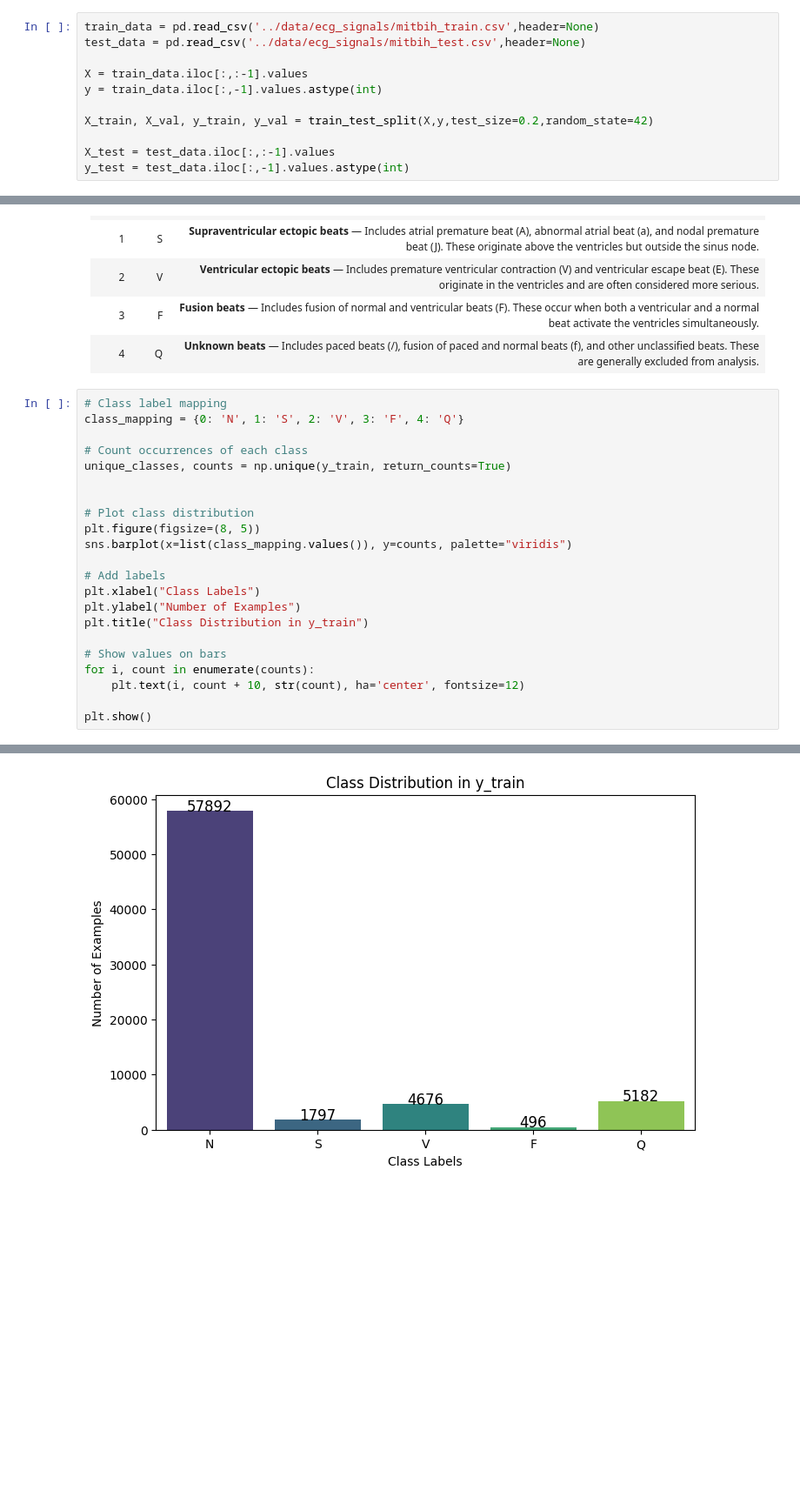
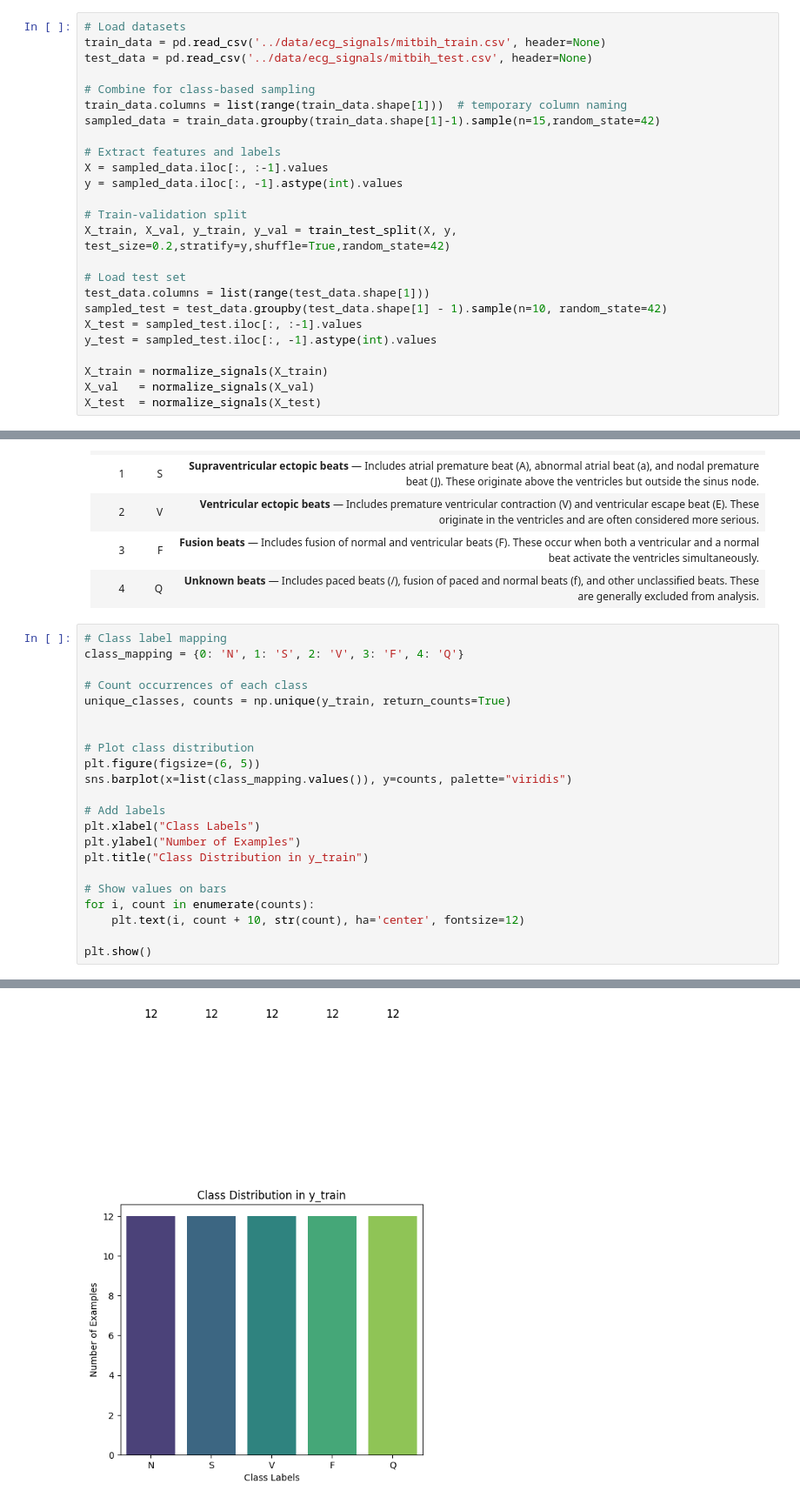
Before and after one commit to harshalchalke31/algorithms, a Jupyter notebook: Time_Series/DTW/ecg_classification.ipynb, the cells around one changed output, grey strips where cells are left out. Shown at 87% size. Drawn from its saved outputs; the diff is of its cells as text; blank space fills up the shorter version.

```diff
--- a/Time_Series/DTW/ecg_classification.ipynb
+++ b/Time_Series/DTW/ecg_classification.ipynb
@@ -12,16 +27,30 @@ from sklearn.metrics import classification_report, accuracy_score
 # %% [markdown]
 ## Load dataset
 # %%
-train_data = pd.read_csv('../data/ecg_signals/mitbih_train.csv',header=None)
-test_data = pd.read_csv('../data/ecg_signals/mitbih_test.csv',header=None)
+# Load datasets
+train_data = pd.read_csv('../data/ecg_signals/mitbih_train.csv', header=None)
+test_data = pd.read_csv('../data/ecg_signals/mitbih_test.csv', header=None)
 
-X = train_data.iloc[:,:-1].values
-y = train_data.iloc[:,-1].values.astype(int)
+# Combine for class-based sampling
+train_data.columns = list(range(train_data.shape[1]))  # temporary column naming
+sampled_data = train_data.groupby(train_data.shape[1]-1).sample(n=15,random_state=42)
 
-X_train, X_val, y_train, y_val = train_test_split(X,y,test_size=0.2,random_state=42)
+# Extract features and labels
+X = sampled_data.iloc[:, :-1].values
+y = sampled_data.iloc[:, -1].astype(int).values
 
-X_test = test_data.iloc[:,:-1].values
-y_test = test_data.iloc[:,-1].values.astype(int)
+# Train-validation split
+X_train, X_val, y_train, y_val = train_test_split(X, y, test_size=0.2,stratify=y,shuffle=True,random_state=42)
+
+# Load test set
+test_data.columns = list(range(test_data.shape[1]))
+sampled_test = test_data.groupby(test_data.shape[1] - 1).sample(n=10, random_state=42)
+X_test = sampled_test.iloc[:, :-1].values
+y_test = sampled_test.iloc[:, -1].astype(int).values
+
+X_train = normalize_signals(X_train)
+X_val   = normalize_signals(X_val)
+X_test  = normalize_signals(X_test)
 # %% [markdown]
 ### EDA
 # %% [markdown]
@@ -39,30 +68,30 @@ The dataset uses the AAMI standard to group heartbeats into five major classes:
 # %%
 # Class label mapping
 class_mapping = {0: 'N', 1: 'S', 2: 'V', 3: 'F', 4: 'Q'}
 
 # Count occurrences of each class
 unique_classes, counts = np.unique(y_train, return_counts=True)
 
 
 # Plot class distribution
-plt.figure(figsize=(8, 5))
+plt.figure(figsize=(6, 5))
 sns.barplot(x=list(class_mapping.values()), y=counts, palette="viridis")
 
 # Add labels
 plt.xlabel("Class Labels")
 plt.ylabel("Number of Examples")
 plt.title("Class Distribution in y_train")
 
 # Show values on bars
 for i, count in enumerate(counts):
     plt.text(i, count + 10, str(count), ha='center', fontsize=12)
 
 plt.show()
 # %% [output]
 Passing `palette` without assigning `hue` is deprecated and will be removed in v0.14.0. Assign the `x` variable to `hue` and set `legend=False` for the same effect.
 
   sns.barplot(x=list(class_mapping.values()), y=counts, palette="viridis")
-[figure, old version]
+[figure, new version]
 # %%
 plt.figure(figsize=(10,5))
 
```
Also changed, not shown: parts of 14 cells of this notebook, 5 other files.
